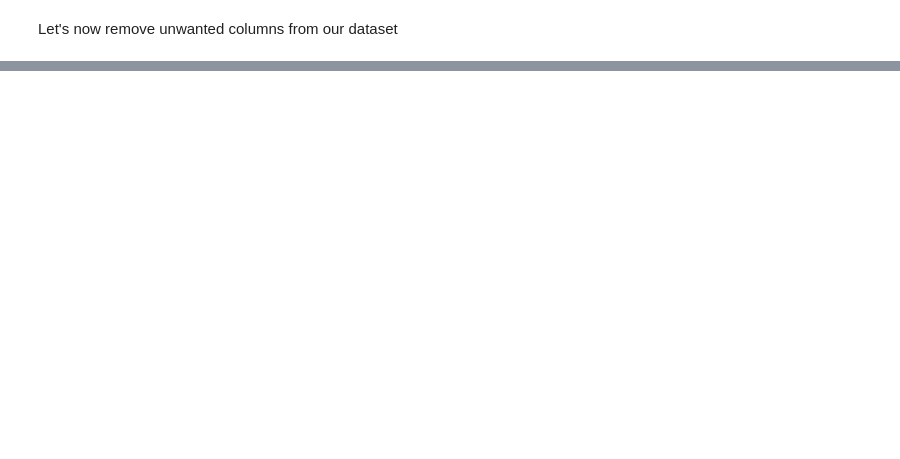
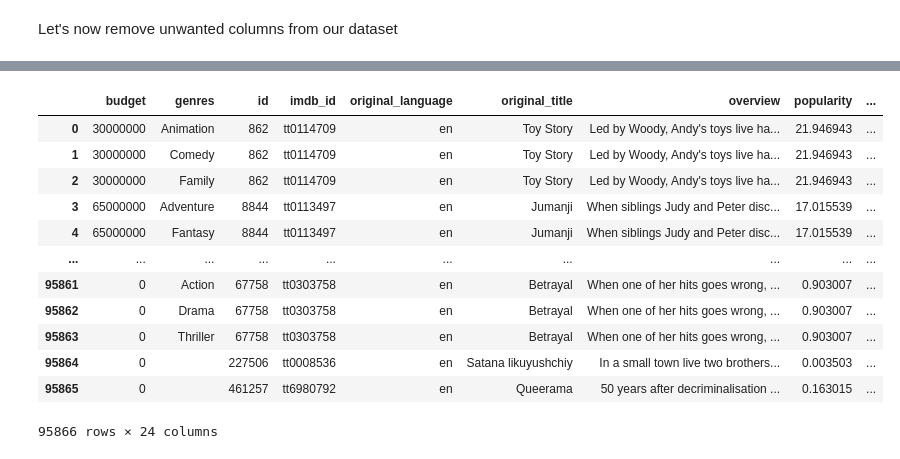
Before and after one commit to M-Awwab-Khan/most-comprehensive-movies-analysis, a Jupyter notebook: Most_Comprehensive_Movies_Analysis.ipynb, the cells around one changed output, grey strips where cells are left out. Saved outputs shown, nothing was run; the diff lists cells and outputs as text; code cells hidden in the pictures; blank space fills up the shorter version.

```diff
--- a/Most_Comprehensive_Movies_Analysis.ipynb
+++ b/Most_Comprehensive_Movies_Analysis.ipynb
@@ -188,0 +216,3 @@ Name: genres, Length: 826530, dtype: object
+# %%
+movies['producer'] = movies.crew.apply(extract_producer)
+movies['producer']
@@ -188,0 +232,5 @@ Name: genres, Length: 826530, dtype: object
+# %%
+movies.drop(columns=['crew'], inplace=True)
+# %%
+movies.keywords = movies.keywords.apply(preprocess)
+movies.keywords
@@ -188,0 +256,18 @@ Name: genres, Length: 826530, dtype: object
+# %%
+movies.genres = movies.genres.str.split(', ')
+# %%
+movies.explode('genres', ignore_index=True)
+# %% [output]
+|  | budget | genres | id | imdb_id | original_language | original_title | overview | popularity | ... |
+| 0 | 30000000 | Animation | 862 | tt0114709 | en | Toy Story | Led by Woody, Andy's toys live ha... | 21.946943 | ... |
+| 1 | 30000000 | Comedy | 862 | tt0114709 | en | Toy Story | Led by Woody, Andy's toys live ha... | 21.946943 | ... |
+| 2 | 30000000 | Family | 862 | tt0114709 | en | Toy Story | Led by Woody, Andy's toys live ha... | 21.946943 | ... |
+| 3 | 65000000 | Adventure | 8844 | tt0113497 | en | Jumanji | When siblings Judy and Peter disc... | 17.015539 | ... |
+| 4 | 65000000 | Fantasy | 8844 | tt0113497 | en | Jumanji | When siblings Judy and Peter disc... | 17.015539 | ... |
+| ... | ... | ... | ... | ... | ... | ... | ... | ... | ... |
+| 95861 | 0 | Action | 67758 | tt0303758 | en | Betrayal | When one of her hits goes wrong, ... | 0.903007 | ... |
+| 95862 | 0 | Drama | 67758 | tt0303758 | en | Betrayal | When one of her hits goes wrong, ... | 0.903007 | ... |
+| 95863 | 0 | Thriller | 67758 | tt0303758 | en | Betrayal | When one of her hits goes wrong, ... | 0.903007 | ... |
+| 95864 | 0 |  | 227506 | tt0008536 | en | Satana likuyushchiy | In a small town live two brothers... | 0.003503 | ... |
+| 95865 | 0 |  | 461257 | tt6980792 | en | Queerama | 50 years after decriminalisation ... | 0.163015 | ... |
+95866 rows × 24 columns
```
Also changed, not shown: parts of 48 cells of this notebook.
